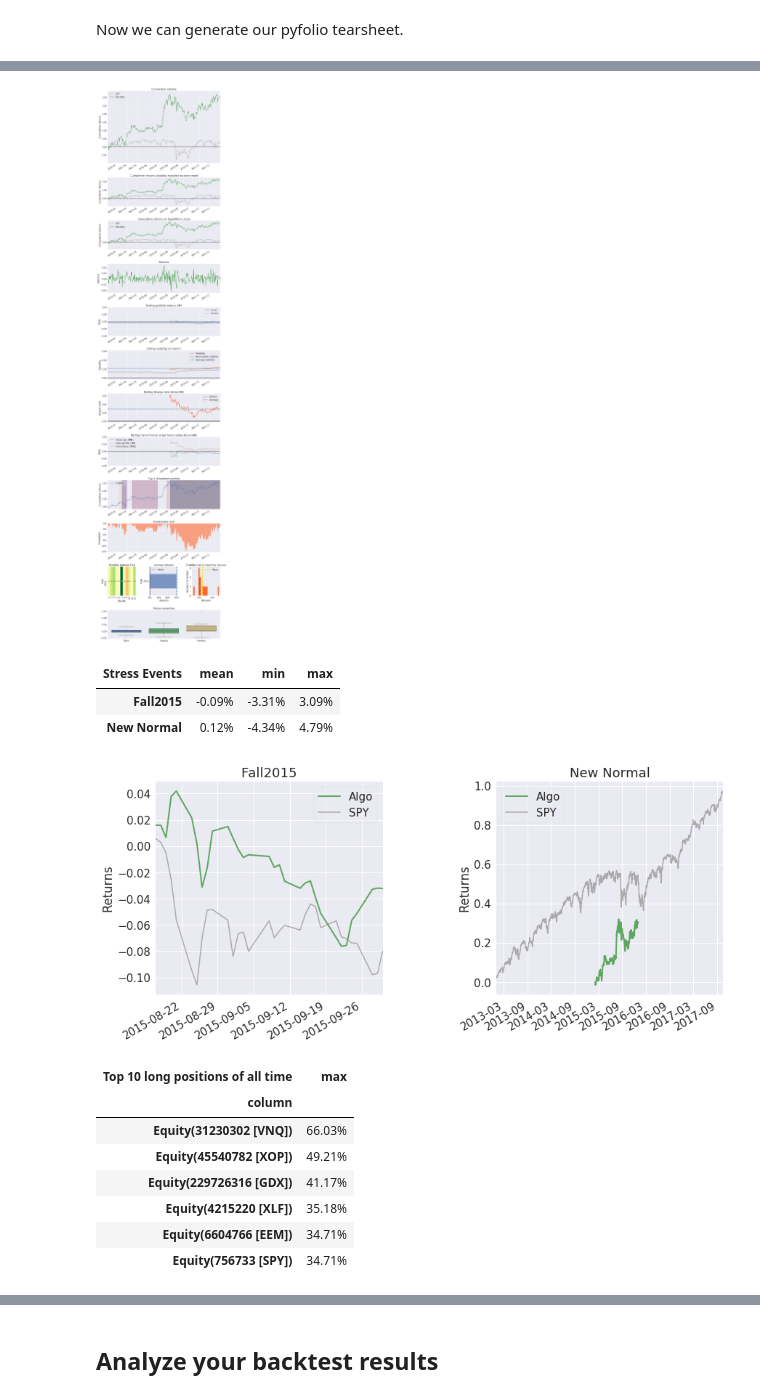
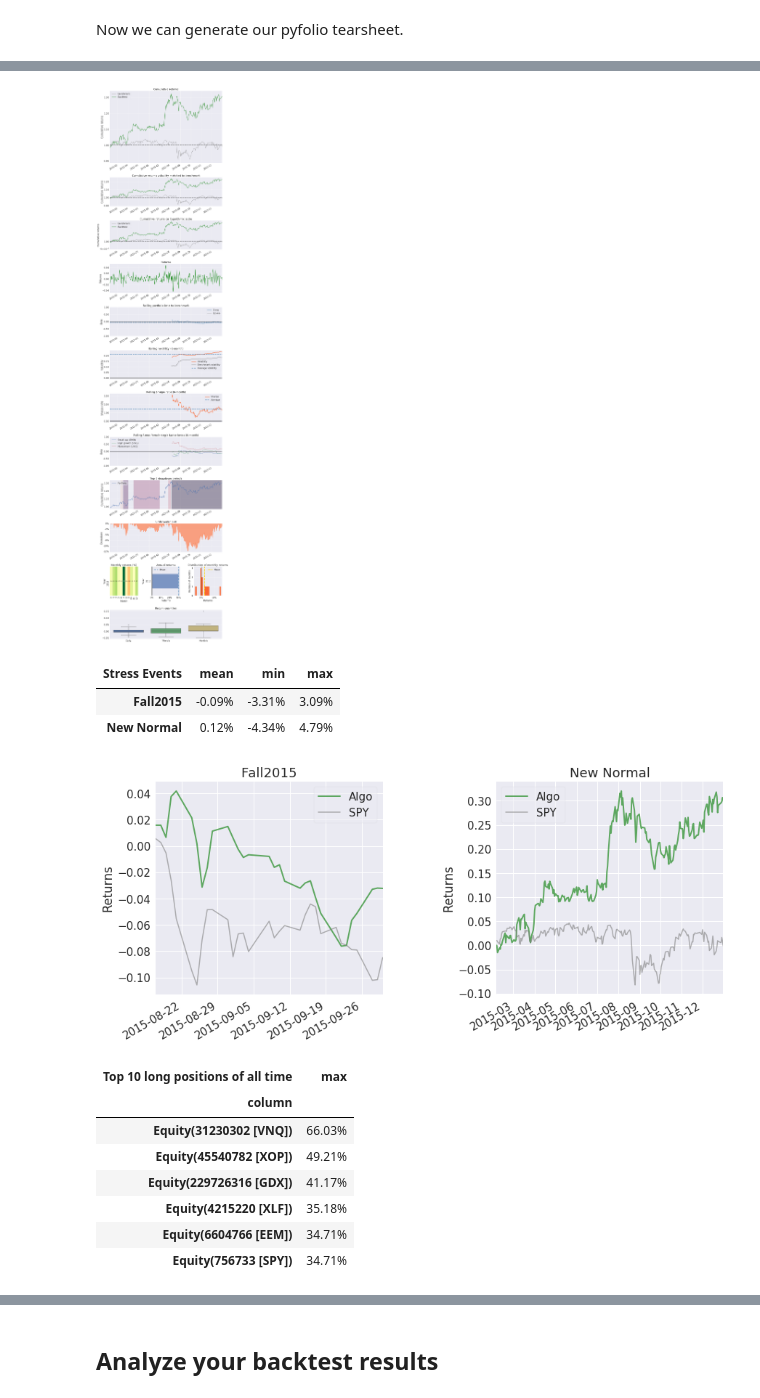
Before and after one commit to quantrocket-llc/codeload-demo, a Jupyter notebook: zipline/momentum_pipeline.ipynb, the cells around one changed output, grey strips where cells are left out. Cells and saved outputs as stored; diff of their text form; code cells hidden in the pictures.

Commit message:
update momentum_pipeline notebook to forward zipline benchmark returns to pyfolio

```diff
--- a/zipline/momentum_pipeline.ipynb
+++ b/zipline/momentum_pipeline.ipynb
@@ -89,8 +89,13 @@ positions = positions.astype(float)
 transactions = results.loc["transactions"].unstack()
 transactions.index = transactions.index.droplevel(0).tz_localize("UTC")
 transactions = transactions.apply(pd.to_numeric, errors='ignore')
+
+# Extract benchmark returns
+benchmark_returns = results.loc["benchmark"].unstack()
+benchmark_returns.index = benchmark_returns.index.droplevel(0).tz_localize("UTC")
+benchmark_returns = benchmark_returns["benchmark"].astype(float)
 # %% [markdown]
 Now we can generate our pyfolio tearsheet.
 # %%
-pf.create_full_tear_sheet(returns, positions=positions, transactions=transactions)
+pf.create_full_tear_sheet(returns, positions=positions, transactions=transactions, benchmark_rets=benchmark_returns)
 # %% [output]
@@ -118,14 +123,14 @@ Backtest months: 10
 | Worst drawdown periods | Net drawdown in % | Peak date | Valley date | Recovery date | Duration |
 | 0 | 12.30 | 2015-08-05 | 2015-09-22 | NaT | NaN |
 | 1 | 5.52 | 2015-03-17 | 2015-03-26 | 2015-04-01 | 12 |
 | 2 | 3.79 | 2015-04-16 | 2015-05-06 | 2015-07-01 | 55 |
 | 3 | 2.40 | 2015-07-27 | 2015-07-29 | 2015-08-03 | 6 |
 | 4 | 2.33 | 2015-03-09 | 2015-03-11 | 2015-03-16 | 6 |
-[figure, old version]
+[figure, new version]
 | Stress Events | mean | min | max |
 | Fall2015 | -0.09% | -3.31% | 3.09% |
 | New Normal | 0.12% | -4.34% | 4.79% |
-[figure, old version]
+[figure, new version]
 | Top 10 long positions of all time | max |
 | column |  |
 | Equity(31230302 [VNQ]) | 66.03% |
```
Also changed, not shown: parts of 4 cells of this notebook.
